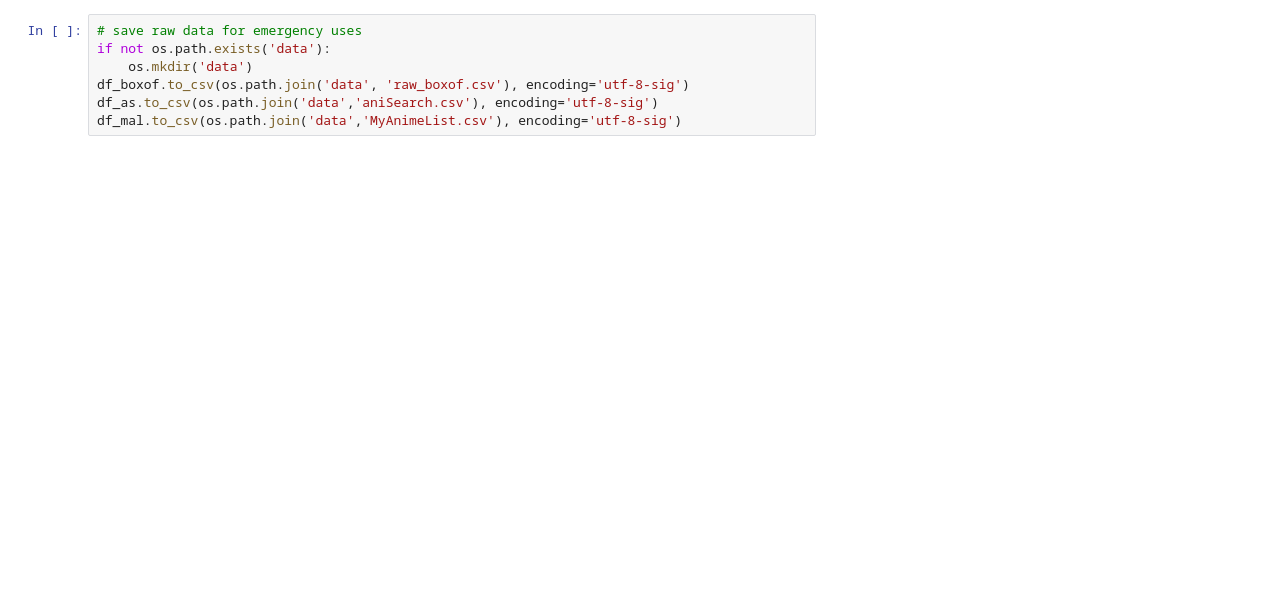
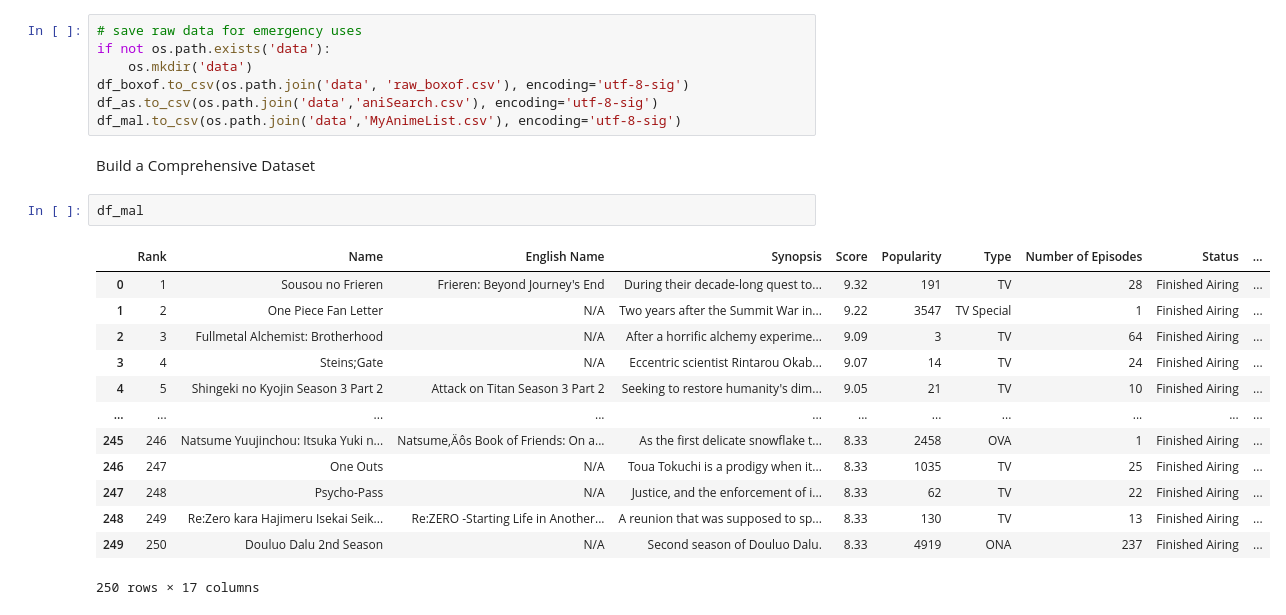
Before and after one commit to ArushiG11/Anime-Data-Analysis, a Jupyter notebook: Anime_Dataset.ipynb, the cells around one changed output. Saved outputs shown, nothing was run; the diff lists cells and outputs as text; blank space fills up the shorter version.

```diff
--- a/Anime_Dataset.ipynb
+++ b/Anime_Dataset.ipynb
@@ -232,3 +232,21 @@ if not os.path.exists('data'):
 df_boxof.to_csv(os.path.join('data', 'raw_boxof.csv'), encoding='utf-8-sig')
 df_as.to_csv(os.path.join('data','aniSearch.csv'), encoding='utf-8-sig')
 df_mal.to_csv(os.path.join('data','MyAnimeList.csv'), encoding='utf-8-sig')
+# %% [markdown]
+Build a Comprehensive Dataset
+# %%
+df_mal
+# %% [output]
+|  | Rank | Name | English Name | Synopsis | Score | Popularity | Type | Number of Episodes | Status | ... |
+| 0 | 1 | Sousou no Frieren | Frieren: Beyond Journey's End | During their decade-long quest to... | 9.32 | 191 | TV | 28 | Finished Airing | ... |
+| 1 | 2 | One Piece Fan Letter | N/A | Two years after the Summit War in... | 9.22 | 3547 | TV Special | 1 | Finished Airing | ... |
+| 2 | 3 | Fullmetal Alchemist: Brotherhood | N/A | After a horrific alchemy experime... | 9.09 | 3 | TV | 64 | Finished Airing | ... |
+| 3 | 4 | Steins;Gate | N/A | Eccentric scientist Rintarou Okab... | 9.07 | 14 | TV | 24 | Finished Airing | ... |
+| 4 | 5 | Shingeki no Kyojin Season 3 Part 2 | Attack on Titan Season 3 Part 2 | Seeking to restore humanity's dim... | 9.05 | 21 | TV | 10 | Finished Airing | ... |
+| ... | ... | ... | ... | ... | ... | ... | ... | ... | ... | ... |
+| 245 | 246 | Natsume Yuujinchou: Itsuka Yuki n... | Natsume‚Äôs Book of Friends: On a... | As the first delicate snowflake t... | 8.33 | 2458 | OVA | 1 | Finished Airing | ... |
+| 246 | 247 | One Outs | N/A | Toua Tokuchi is a prodigy when it... | 8.33 | 1035 | TV | 25 | Finished Airing | ... |
+| 247 | 248 | Psycho-Pass | N/A | Justice, and the enforcement of i... | 8.33 | 62 | TV | 22 | Finished Airing | ... |
+| 248 | 249 | Re:Zero kara Hajimeru Isekai Seik... | Re:ZERO -Starting Life in Another... | A reunion that was supposed to sp... | 8.33 | 130 | TV | 13 | Finished Airing | ... |
+| 249 | 250 | Douluo Dalu 2nd Season | N/A | Second season of Douluo Dalu. | 8.33 | 4919 | ONA | 237 | Finished Airing | ... |
+250 rows × 17 columns
```
Also changed, not shown: parts of 7 cells of this notebook.
